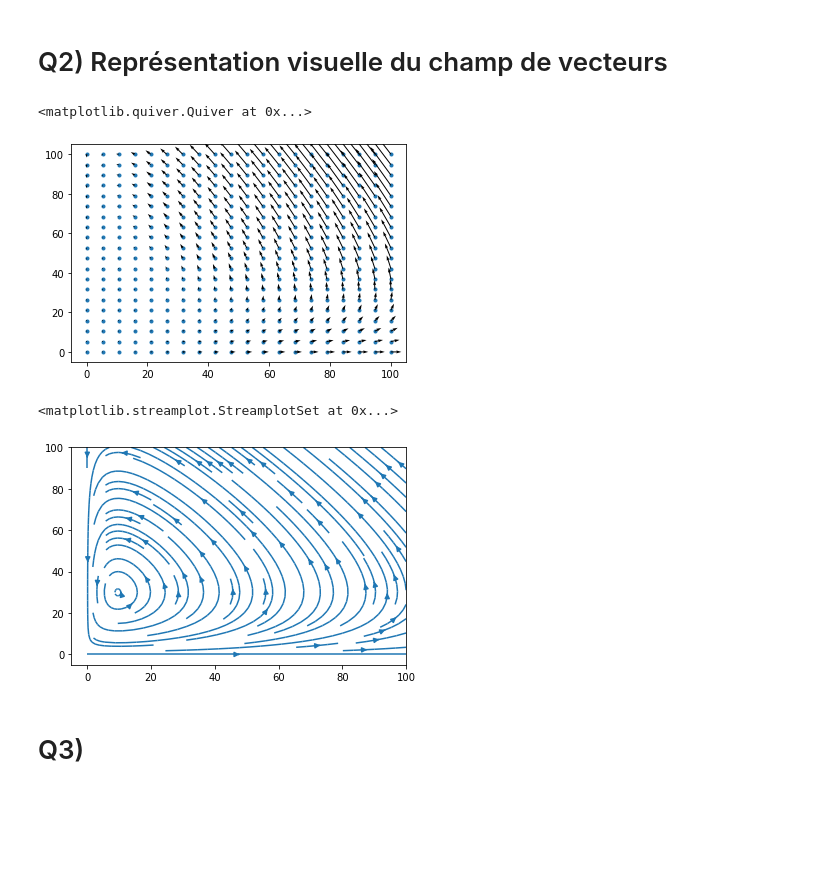
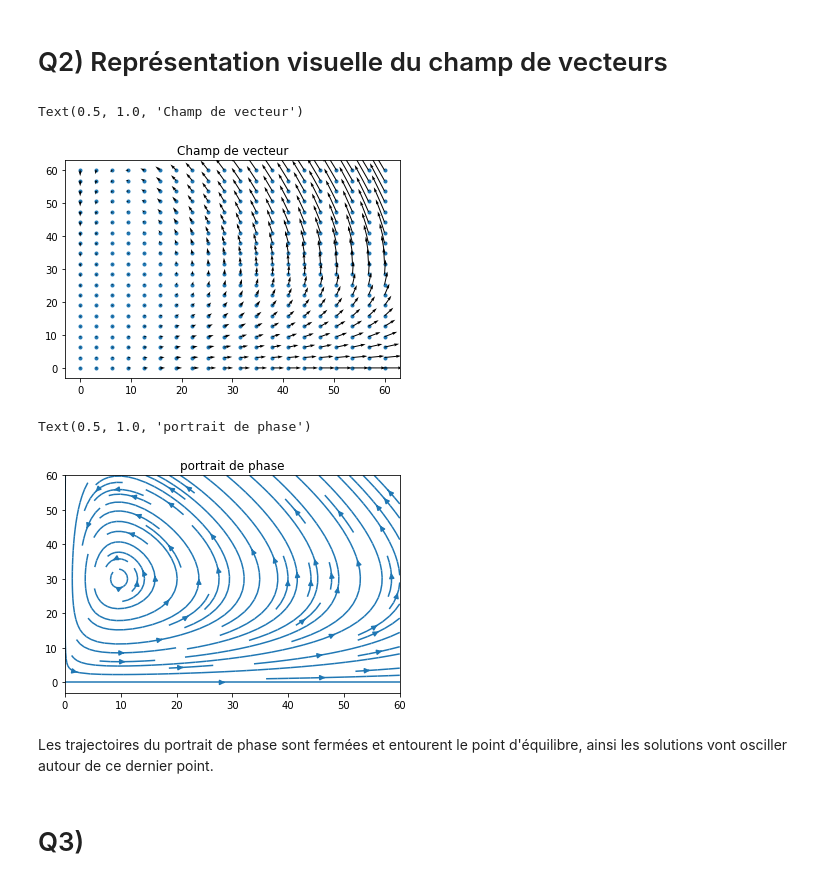
Before and after one commit to RalfCortes/ProjetMath2, a Jupyter notebook: projet.ipynb, the cells around one changed output. Drawn from its saved outputs; the diff is of its cells as text; code cells hidden in the pictures; blank space fills up the shorter version.

```diff
--- a/projet.ipynb
+++ b/projet.ipynb
@@ -22,8 +56,8 @@ delta = 0.05 # taux de reproduction des prédateurs en fonction des proies renco
 # %% [markdown]
 # Q2) Représentation visuelle du champ de vecteurs
 # %%
-X=np.linspace(0,100,20)
-Y=np.linspace(0,100,20)
+X=np.linspace(0,60,20)
+Y=np.linspace(0,60,20)
 Mesh = np.meshgrid(X,Y)
 MX=Mesh[0]
 MY=Mesh[1]
@@ -33,14 +67,18 @@ VY = -MY*(gamma - delta*MX)
 # %%
 plt.scatter(MX,MY,marker='.')
 plt.quiver(MX,MY,VX,VY)
+plt.title("Champ de vecteur")
 # %% [output]
-<matplotlib.quiver.Quiver at 0x...>
+Text(0.5, 1.0, 'Champ de vecteur')
-[figure, old version]
+[figure, new version]
 # %%
 plt.streamplot(MX,MY,VX,VY)
+plt.title("portrait de phase")
 # %% [output]
-<matplotlib.streamplot.StreamplotSet at 0x...>
+Text(0.5, 1.0, 'portrait de phase')
-[figure, old version]
+[figure, new version]
+# %% [markdown]
+Les trajectoires du portrait de phase sont fermées et entourent le point d'équilibre, ainsi les solutions vont osciller autour de ce dernier point.
 # %% [markdown]
 # Q3)
 # %% [markdown]
```
Also changed, not shown: parts of 51 cells of this notebook.
